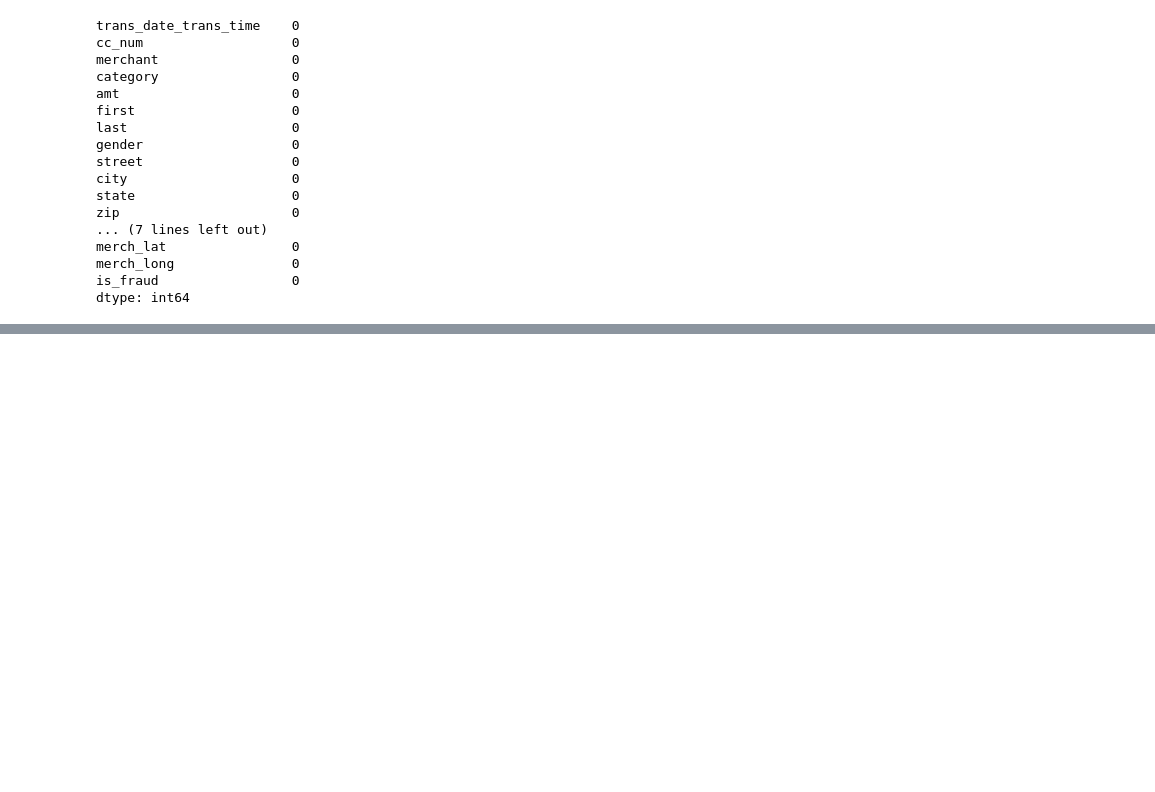
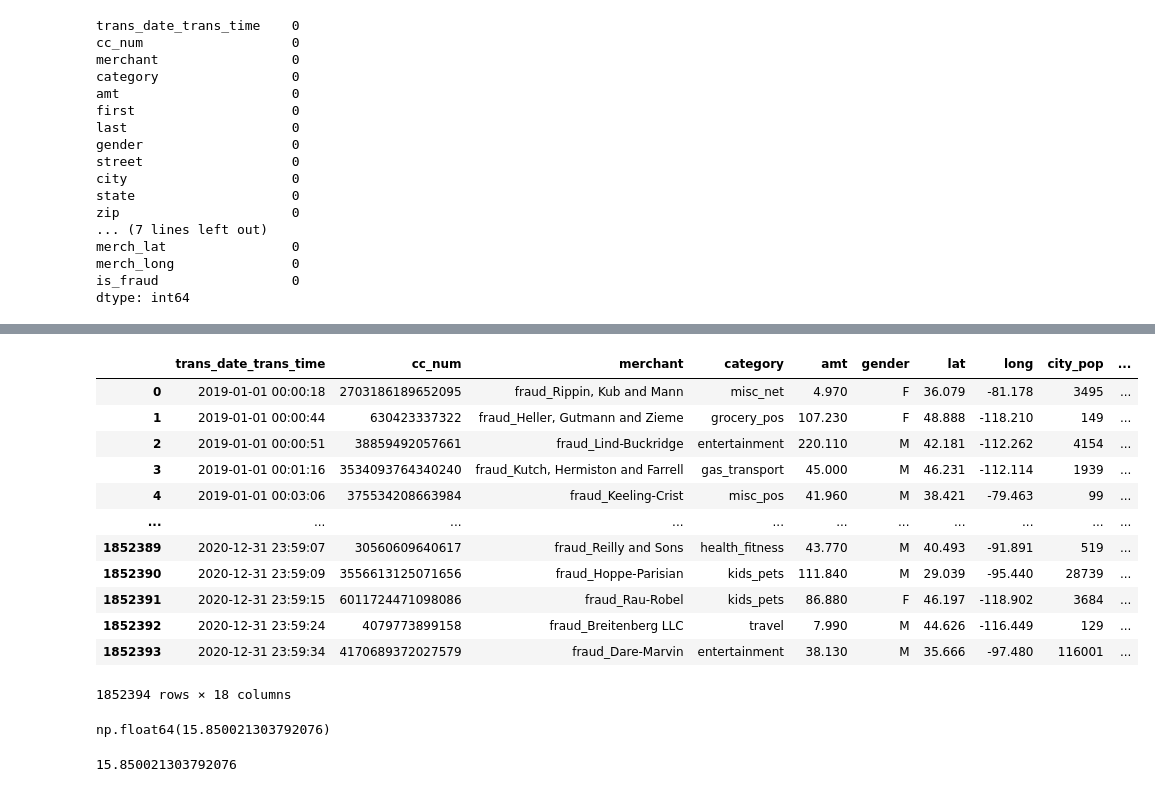
Before and after one commit to eunso03/fintech, a Jupyter notebook: 05machine_learning/11지도학습_분류분석_신용카드사기탐지_모델만들기.ipynb, the cells around one changed output, grey strips where cells are left out. Saved outputs shown, nothing was run; the diff lists cells and outputs as text; code cells hidden in the pictures; blank space fills up the shorter version.

```diff
--- a/05machine_learning/11지도학습_분류분석_신용카드사기탐지_모델만들기.ipynb
+++ b/05machine_learning/11지도학습_분류분석_신용카드사기탐지_모델만들기.ipynb
@@ -82,0 +293,26 @@ print(classification_report(y_test, pred))
+# %%
+data['amt_zscore'] = (data['amt'] - data['amt_mean']) / data['amt_std']
+# %%
+data
+# %% [output]
+|  | trans_date_trans_time | cc_num | merchant | category | amt | gender | lat | long | city_pop | ... |
+| 0 | 2019-01-01 00:00:18 | 2703186189652095 | fraud_Rippin, Kub and Mann | misc_net | 4.970 | F | 36.079 | -81.178 | 3495 | ... |
+| 1 | 2019-01-01 00:00:44 | 630423337322 | fraud_Heller, Gutmann and Zieme | grocery_pos | 107.230 | F | 48.888 | -118.210 | 149 | ... |
+| 2 | 2019-01-01 00:00:51 | 38859492057661 | fraud_Lind-Buckridge | entertainment | 220.110 | M | 42.181 | -112.262 | 4154 | ... |
+| 3 | 2019-01-01 00:01:16 | 3534093764340240 | fraud_Kutch, Hermiston and Farrell | gas_transport | 45.000 | M | 46.231 | -112.114 | 1939 | ... |
+| 4 | 2019-01-01 00:03:06 | 375534208663984 | fraud_Keeling-Crist | misc_pos | 41.960 | M | 38.421 | -79.463 | 99 | ... |
+| ... | ... | ... | ... | ... | ... | ... | ... | ... | ... | ... |
+| 1852389 | 2020-12-31 23:59:07 | 30560609640617 | fraud_Reilly and Sons | health_fitness | 43.770 | M | 40.493 | -91.891 | 519 | ... |
+| 1852390 | 2020-12-31 23:59:09 | 3556613125071656 | fraud_Hoppe-Parisian | kids_pets | 111.840 | M | 29.039 | -95.440 | 28739 | ... |
+| 1852391 | 2020-12-31 23:59:15 | 6011724471098086 | fraud_Rau-Robel | kids_pets | 86.880 | F | 46.197 | -118.902 | 3684 | ... |
+| 1852392 | 2020-12-31 23:59:24 | 4079773899158 | fraud_Breitenberg LLC | travel | 7.990 | M | 44.626 | -116.449 | 129 | ... |
+| 1852393 | 2020-12-31 23:59:34 | 4170689372027579 | fraud_Dare-Marvin | entertainment | 38.130 | M | 35.666 | -97.480 | 116001 | ... |
+1852394 rows × 18 columns
+# %%
+data[(data['amt_zscore'] < -3) | (data['amt_zscore'] > 3)]['is_fraud'].mean() * 100
+# %% [output]
+np.float64(15.850021303792076)
+# %%
+4092 / (4092 + 21725) * 100
+# %% [output]
+15.850021303792076
```
Also changed, not shown: parts of 63 cells of this notebook, 1 other file.
